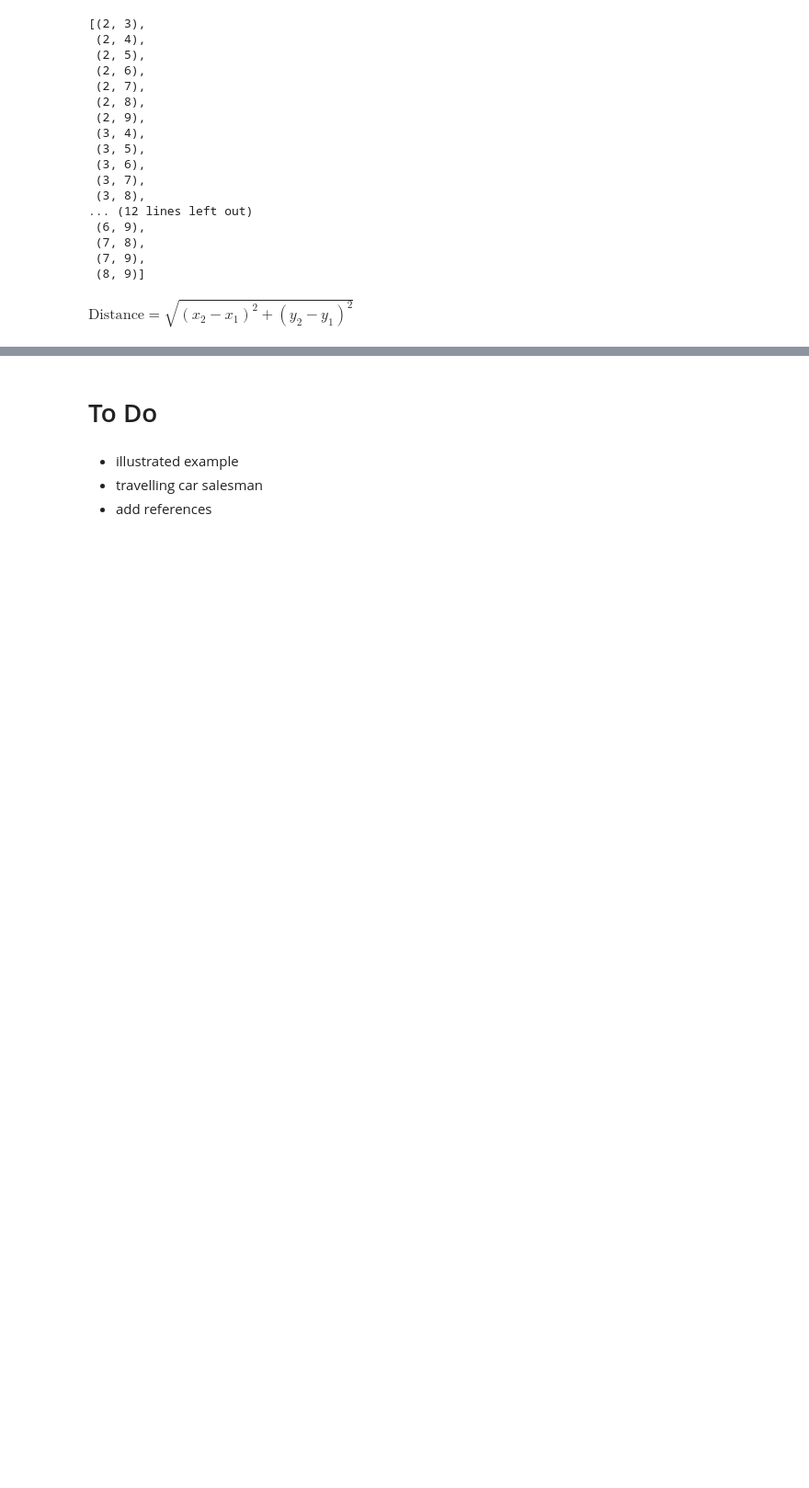
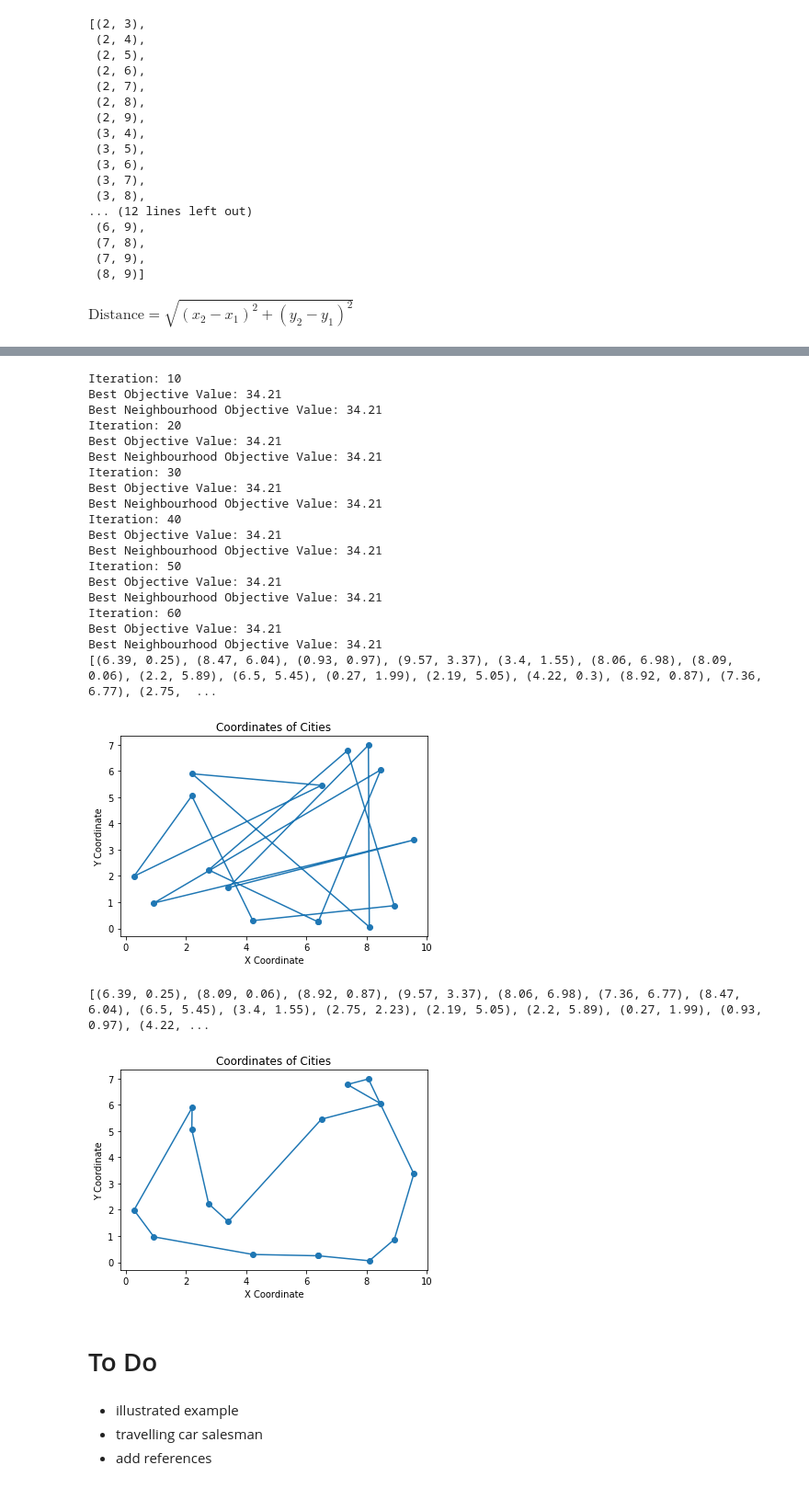
Before and after one commit to evandros-ks/fastblog, a Jupyter notebook: _notebooks/2021-12-22-Tabu_Search.ipynb, the cells around one changed output, grey strips where cells are left out. Shown at 92% size. Drawn from its saved outputs; the diff is of its cells as text; code cells hidden in the pictures; blank space fills up the shorter version.

```diff
--- a/_notebooks/2021-12-22-Tabu_Search.ipynb
+++ b/_notebooks/2021-12-22-Tabu_Search.ipynb
@@ -382,3 +411,28 @@ def tabu_search():
+# %%
+tabu_search(num_cities=15, total_iterations=60, display=True)
+# %% [output]
+Iteration: 10
+Best Objective Value: 34.21
+Best Neighbourhood Objective Value: 34.21
+Iteration: 20
+Best Objective Value: 34.21
+Best Neighbourhood Objective Value: 34.21
+Iteration: 30
+Best Objective Value: 34.21
+Best Neighbourhood Objective Value: 34.21
+Iteration: 40
+Best Objective Value: 34.21
+Best Neighbourhood Objective Value: 34.21
+Iteration: 50
+Best Objective Value: 34.21
+Best Neighbourhood Objective Value: 34.21
+Iteration: 60
+Best Objective Value: 34.21
+Best Neighbourhood Objective Value: 34.21
+[(6.39, 0.25), (8.47, 6.04), (0.93, 0.97), (9.57, 3.37), (3.4, 1.55), (8.06, 6.98), (8.09, 0.06), (2.2, 5.89), (6.5, 5.45), (0.27, 1.99), (2.19, 5.05), (4.22, 0.3), (8.92, 0.87), (7.36, 6.77), (2.75,  ...
+[figure, added]
+[(6.39, 0.25), (8.09, 0.06), (8.92, 0.87), (9.57, 3.37), (8.06, 6.98), (7.36, 6.77), (8.47, 6.04), (6.5, 5.45), (3.4, 1.55), (2.75, 2.23), (2.19, 5.05), (2.2, 5.89), (0.27, 1.99), (0.93, 0.97), (4.22, ...
+[figure, added]
 # %% [markdown]
 # To Do
 # %% [markdown]
```
Also changed, not shown: parts of 3 cells of this notebook.
